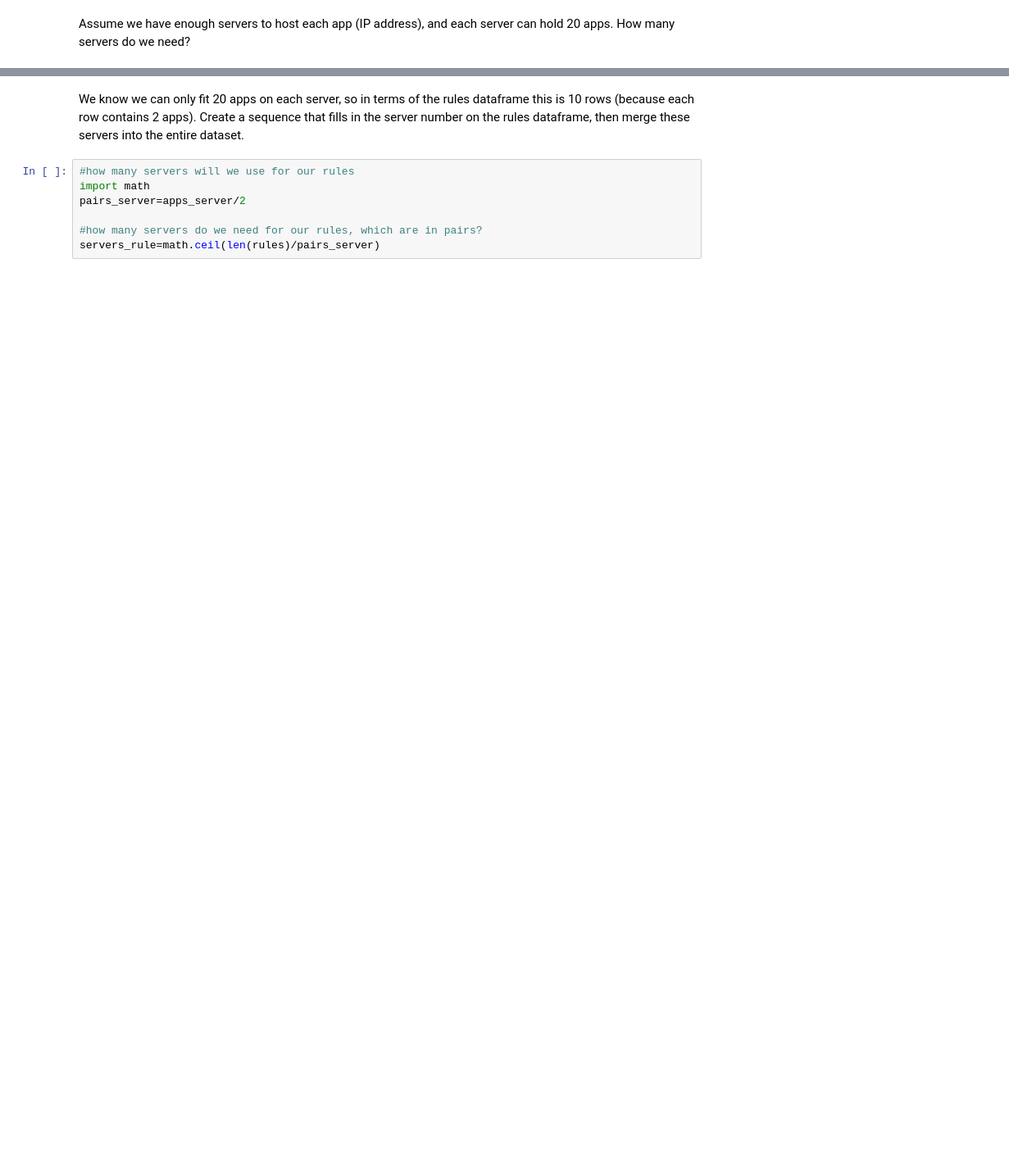
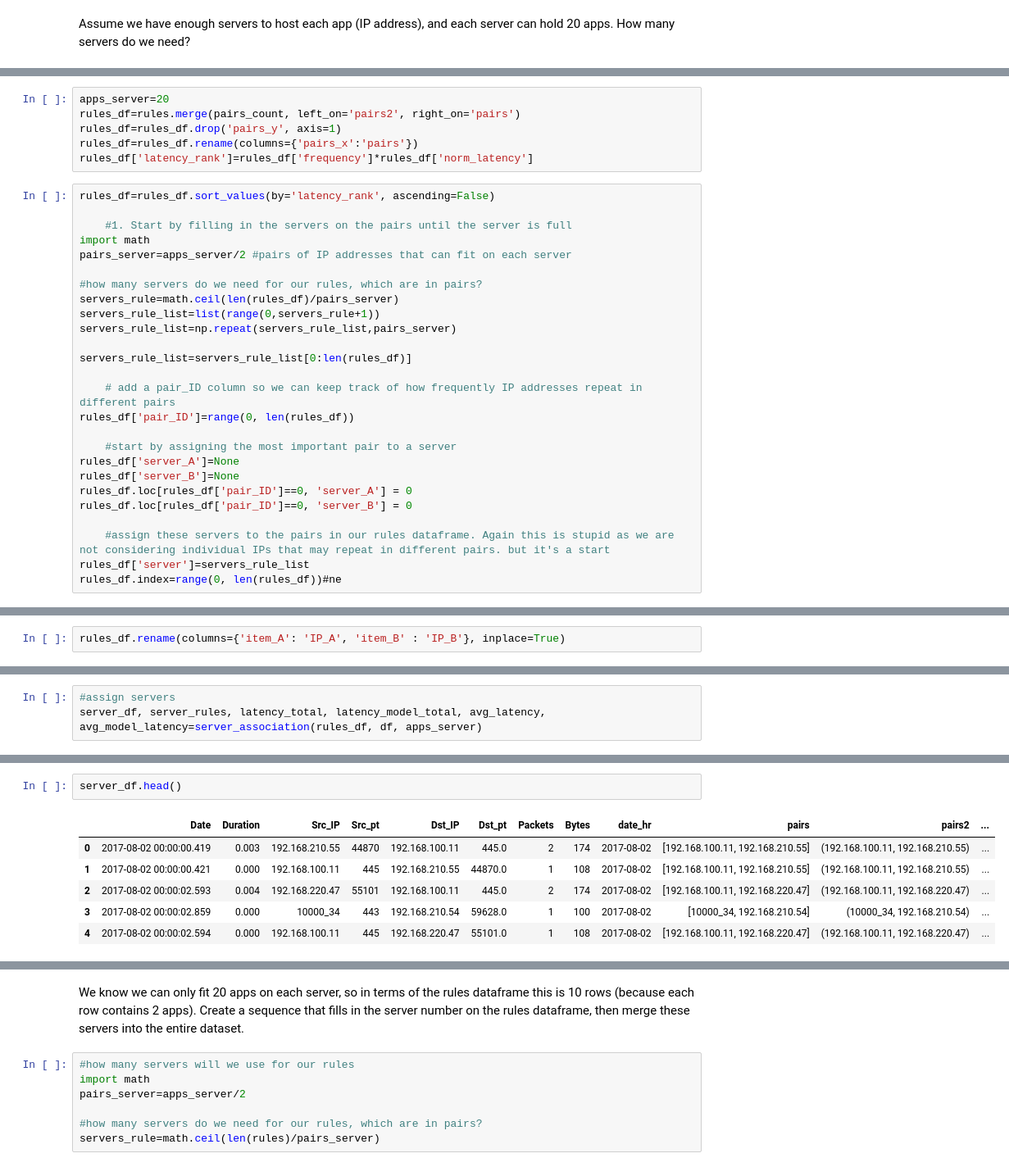
Before and after one commit to nrb75/Manifold, a Jupyter notebook: Apriori association_generator.ipynb, the cells around one changed output, grey strips where cells are left out. Shown at 82% size. Drawn from its saved outputs; the diff is of its cells as text; blank space fills up the shorter version.

```diff
--- a/Apriori association_generator.ipynb
+++ b/Apriori association_generator.ipynb
@@ -244,0 +263,32 @@ num_server=int(df['Dst_IP'].nunique()/apps_server)
+# %%
+apps_server=20
+rules_df=rules.merge(pairs_count, left_on='pairs2', right_on='pairs')
+rules_df=rules_df.drop('pairs_y', axis=1)
+rules_df=rules_df.rename(columns={'pairs_x':'pairs'})
+rules_df['latency_rank']=rules_df['frequency']*rules_df['norm_latency']
+# %%
+rules_df=rules_df.sort_values(by='latency_rank', ascending=False)
+
+    #1. Start by filling in the servers on the pairs until the server is full
+import math
+pairs_server=apps_server/2 #pairs of IP addresses that can fit on each server
+
+#how many servers do we need for our rules, which are in pairs?
+servers_rule=math.ceil(len(rules_df)/pairs_server)
+servers_rule_list=list(range(0,servers_rule+1))
+servers_rule_list=np.repeat(servers_rule_list,pairs_server)
+
+servers_rule_list=servers_rule_list[0:len(rules_df)]
+
+    # add a pair_ID column so we can keep track of how frequently IP addresses repeat in different pairs
+rules_df['pair_ID']=range(0, len(rules_df))
+
+    #start by assigning the most important pair to a server
+rules_df['server_A']=None
+rules_df['server_B']=None
+rules_df.loc[rules_df['pair_ID']==0, 'server_A'] = 0
+rules_df.loc[rules_df['pair_ID']==0, 'server_B'] = 0
+
+    #assign these servers to the pairs in our rules dataframe. Again this is stupid as we are not considering individual IPs that may repeat in different pairs. but it's a start
+rules_df['server']=servers_rule_list
+rules_df.index=range(0, len(rules_df))#ne
@@ -244,0 +303,2 @@ num_server=int(df['Dst_IP'].nunique()/apps_server)
+# %%
+rules_df.rename(columns={'item_A': 'IP_A', 'item_B' : 'IP_B'}, inplace=True)
@@ -244,0 +315,3 @@ num_server=int(df['Dst_IP'].nunique()/apps_server)
+# %%
+#assign servers
+server_df, server_rules, latency_total, latency_model_total, avg_latency, avg_model_latency=server_association(rules_df, df, apps_server)
@@ -245,2 +351,11 @@ num_server=int(df['Dst_IP'].nunique()/apps_server)
+# %%
+server_df.head()
+# %% [output]
+|  | Date | Duration | Src_IP | Src_pt | Dst_IP | Dst_pt | Packets | Bytes | date_hr | pairs | pairs2 | ... |
+| 0 | 2017-08-02 00:00:00.419 | 0.003 | 192.168.210.55 | 44870 | 192.168.100.11 | 445.0 | 2 | 174 | 2017-08-02 | [192.168.100.11, 192.168.210.55] | (192.168.100.11, 192.168.210.55) | ... |
+| 1 | 2017-08-02 00:00:00.421 | 0.000 | 192.168.100.11 | 445 | 192.168.210.55 | 44870.0 | 1 | 108 | 2017-08-02 | [192.168.100.11, 192.168.210.55] | (192.168.100.11, 192.168.210.55) | ... |
+| 2 | 2017-08-02 00:00:02.593 | 0.004 | 192.168.220.47 | 55101 | 192.168.100.11 | 445.0 | 2 | 174 | 2017-08-02 | [192.168.100.11, 192.168.220.47] | (192.168.100.11, 192.168.220.47) | ... |
+| 3 | 2017-08-02 00:00:02.859 | 0.000 | 10000_34 | 443 | 192.168.210.54 | 59628.0 | 1 | 100 | 2017-08-02 | [10000_34, 192.168.210.54] | (10000_34, 192.168.210.54) | ... |
+| 4 | 2017-08-02 00:00:02.594 | 0.000 | 192.168.100.11 | 445 | 192.168.220.47 | 55101.0 | 1 | 108 | 2017-08-02 | [192.168.100.11, 192.168.220.47] | (192.168.100.11, 192.168.220.47) | ... |
 # %%
 int(num_server)
```
Also changed, not shown: parts of 31 cells of this notebook, 1 other file.
